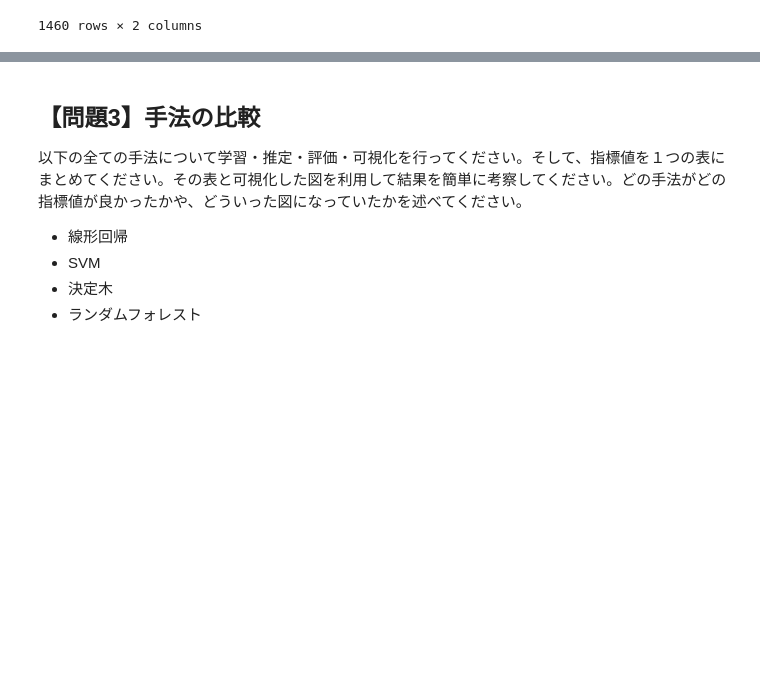
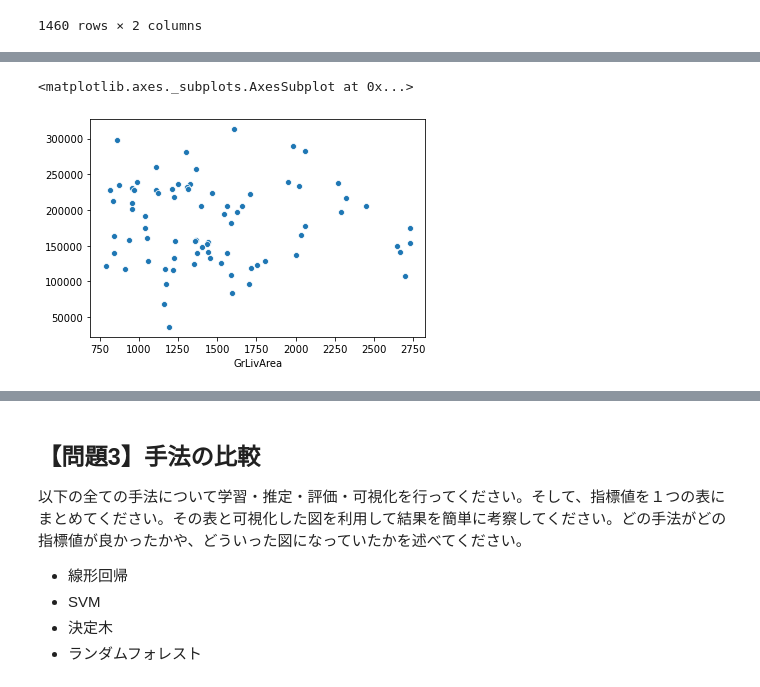
Before and after one commit to harakenken22/diveintocode-ml, a Jupyter notebook: week4_pre_rec_work2.ipynb, the cells around one changed output, grey strips where cells are left out. Drawn from its saved outputs; the diff is of its cells as text; code cells hidden in the pictures; blank space fills up the shorter version.

```diff
--- a/week4_pre_rec_work2.ipynb
+++ b/week4_pre_rec_work2.ipynb
@@ -152,7 +156,7 @@ from sklearn import metrics
 clf = linear_model.LinearRegression()
 
 #データとレーニング用とテスト用に分ける
-X_train, X_test, Y_train, Y_test = train_test_split(train_df_explain_exp_tar_standardization.loc[:,[0,1]], train_df_explain_exp_tar_standardization.loc[:,[2]]) #トレーニングデータとテストデータに分ける
+X_train, X_test, Y_train, Y_test = train_test_split(train_df_explain_exp_tar.loc[:,['GrLivArea', 'YearBuilt']], train_df_explain_exp_tar.loc[:,['SalePrice']]) #トレーニングデータとテストデータに分ける
 
 
 # 説明変数に "density (濃度)" を利用
@@ -201,0 +303,7 @@ mean_squared_error(Y_test, Y_pred)
+# %%
+# Y_trainデータの変数と結果
+
+sns.scatterplot(X_test['GrLivArea'],Y_pred_series)
+# %% [output]
+<matplotlib.axes._subplots.AxesSubplot at 0x...>
+[figure, added]
```
Also changed, not shown: parts of 56 cells of this notebook.
